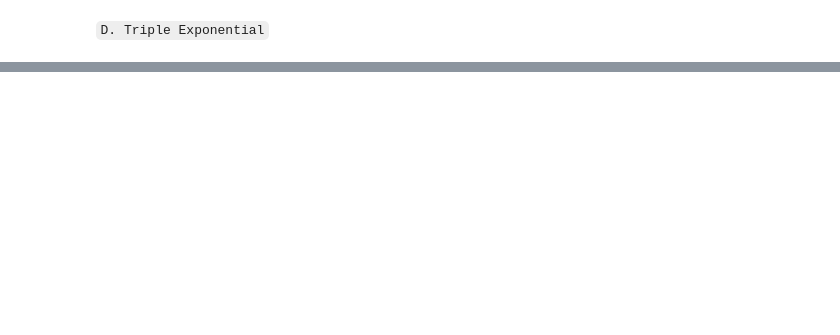
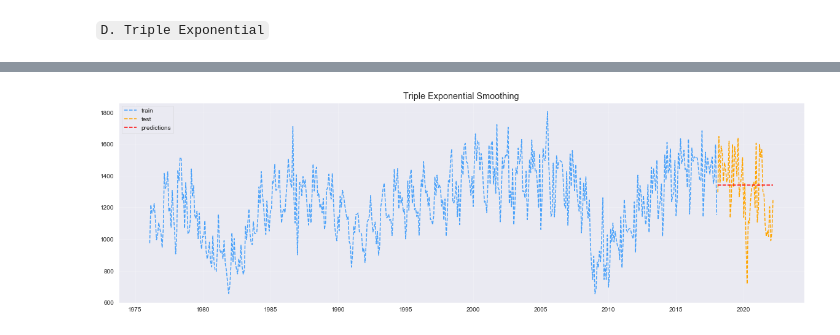
Before and after one commit to AI-MOO/IBM-Machine-Learning-Professional-Certificate, a Jupyter notebook: 06-Specialized Models Time Series and Survival Analysis/Final_Project.ipynb, the cells around one changed output, grey strips where cells are left out. Cells and saved outputs as stored; diff of their text form; code cells hidden in the pictures; blank space fills up the shorter version.

```diff
--- a/06-Specialized Models Time Series and Survival Analysis/Final_Project.ipynb
+++ b/06-Specialized Models Time Series and Survival Analysis/Final_Project.ipynb
@@ -537,3 +574,12 @@ MSE:  2235282.558966974
+# %%
+plt.plot(train_time, train, '#48A1FA', linestyle="--", label="train")
+plt.plot(test_time, test, color='orange', linestyle="--", label="test")
+plt.plot(test_time, triple_preds, 'r--', label="predictions")
+plt.legend(loc='upper left')
+plt.title("Triple Exponential Smoothing")
+plt.grid(alpha=0.3);
+# %% [output]
+[figure, added]
 # %%
 data_dict = {'MSE':[simple_mse, single_mse, double_mse, triple_mse]}
 df = pd.DataFrame(data_dict, index=['simple', 'single', 'double', 'triple'])
```
Also changed, not shown: parts of 58 cells of this notebook.
